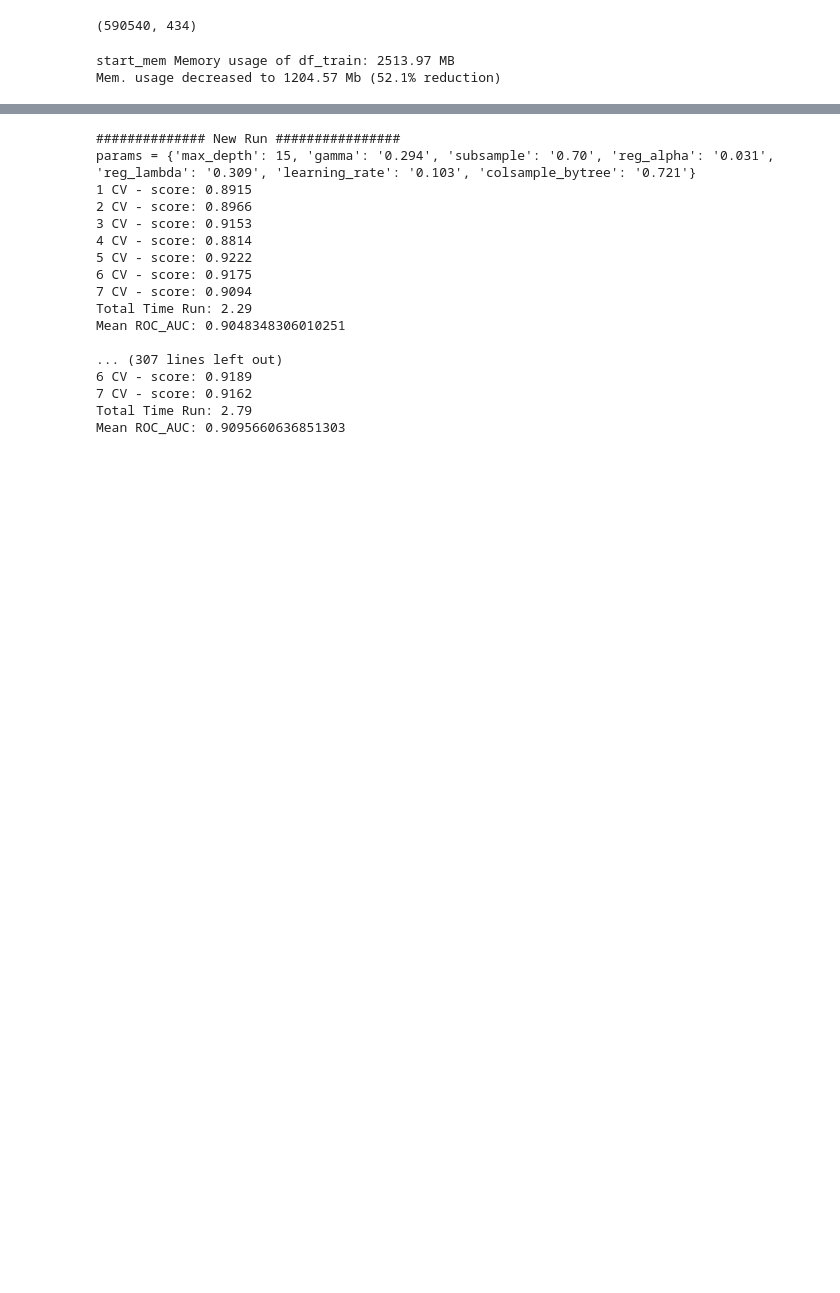
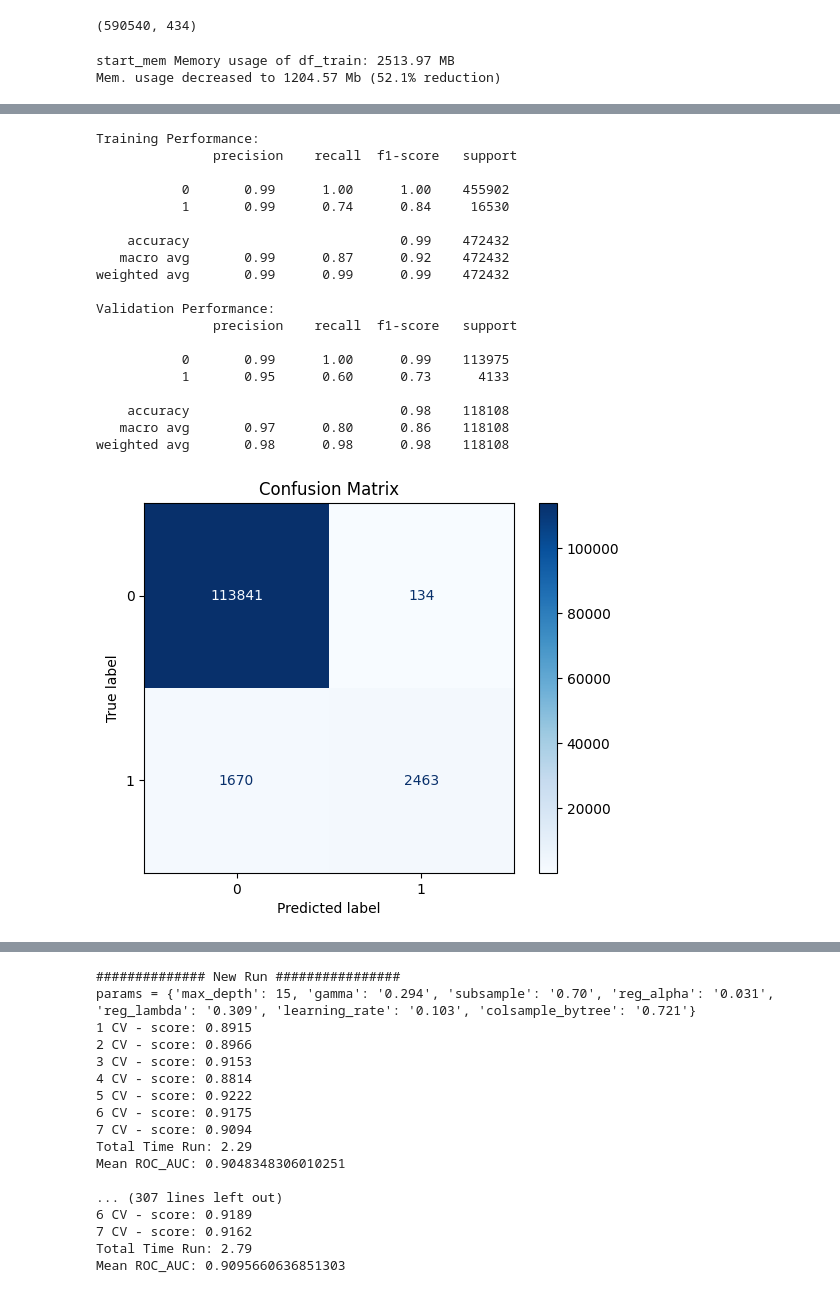
Before and after one commit to Marko-debug/Prediction-of-Fraud-transactions, a Jupyter notebook: models/XGBoost with Opt. Params and PCA.ipynb, the cells around one changed output, grey strips where cells are left out. Cells and saved outputs as stored; diff of their text form; code cells hidden in the pictures; blank space fills up the shorter version.

```diff
--- a/models/XGBoost with Opt. Params and PCA.ipynb
+++ b/models/XGBoost with Opt. Params and PCA.ipynb
@@ -75,8 +78,15 @@ percent_missing = (df_train == -999).mean() * 100
 # Identify columns where more than 50% of the values are missing
 cols_to_drop = percent_missing[percent_missing > 50].index
 
+cols_to_keep = ['R_emaildomain', 'DeviceInfo', 'DeviceType', 'D5', 'D6', 'D7', 'D8', 'D9', 'D12', 'D13', 'D14', 'dist1', 'dist2', 'id_31', 'id_30', 'M5', 'M7', 'M8', 'M9']
+cols_to_drop = cols_to_drop.drop(cols_to_keep, errors='ignore') # Exclude 'R_emaildomain' from dropping
+
 # Drop these columns
 df_train_cleaned = df_train.drop(columns=cols_to_drop)
+
+remove_columns = ['M4']
+# Drop these columns
+df_train_cleaned = df_train_cleaned.drop(columns=remove_columns)
 
 # Display the cleaned dataframe
 print(f"Columns removed: {cols_to_drop}")
@@ -92,11 +102,9 @@ Shape of the cleaned dataframe: (590540, 220)
 # %%
+df_train_cleaned = df_train_cleaned.drop('TransactionID', axis=1)
+
 # Select only numerical columns
 X_train = df_train_cleaned.drop(columns=['isFraud'])
 y_train = df_train_cleaned['isFraud']
 
 # Train-test split (80% train, 20% validation)
 X_train_final, X_val, y_train_final, y_val = train_test_split(X_train, y_train, test_size=0.2, random_state=42, stratify=y_train)
-
-pca = PCA(n_components=50)
-X_train_pca = pca.fit_transform(X_train_final)
-df_train_pca = pd.DataFrame(X_train_pca)
@@ -109,0 +188,2 @@ custom function objective
+# %%
+study = optuna.create_study(study_name="example_xgboost_study", direction='maximize')
@@ -109,0 +345,39 @@ custom function objective
+# %%
+final_model = xgb.XGBClassifier(**study.best_params, random_state=4)
+final_model.fit(X_train_final, y_train_final)
+# %%
+# Predictions on training data
+y_train_pred = final_model.predict(X_train_final)
+print("Training Performance:\n", classification_report(y_train_final, y_train_pred))
+
+# Predictions on validation data
+y_val_pred = final_model.predict(X_val)
+print("Validation Performance:\n", classification_report(y_val, y_val_pred))
+
+# Confusion Matrix
+cm = confusion_matrix(y_val, y_val_pred)
+disp = ConfusionMatrixDisplay(confusion_matrix=cm, display_labels=final_model.classes_)
+disp.plot(cmap='Blues')
+plt.title('Confusion Matrix')
+plt.show()
+# %% [output]
+Training Performance:
+               precision    recall  f1-score   support
+
+           0       0.99      1.00      1.00    455902
+           1       0.99      0.74      0.84     16530
+
+    accuracy                           0.99    472432
+   macro avg       0.99      0.87      0.92    472432
+weighted avg       0.99      0.99      0.99    472432
+
+Validation Performance:
+               precision    recall  f1-score   support
+
+           0       0.99      1.00      0.99    113975
+           1       0.95      0.60      0.73      4133
+
+    accuracy                           0.98    118108
+   macro avg       0.97      0.80      0.86    118108
+weighted avg       0.98      0.98      0.98    118108
+[figure, added]
```
Also changed, not shown: parts of 31 cells of this notebook, 8 other files.
